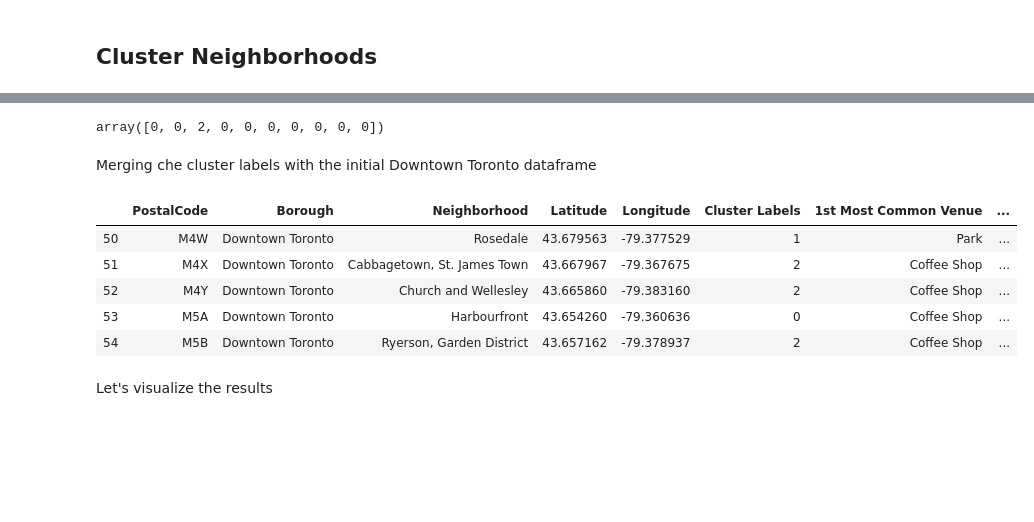
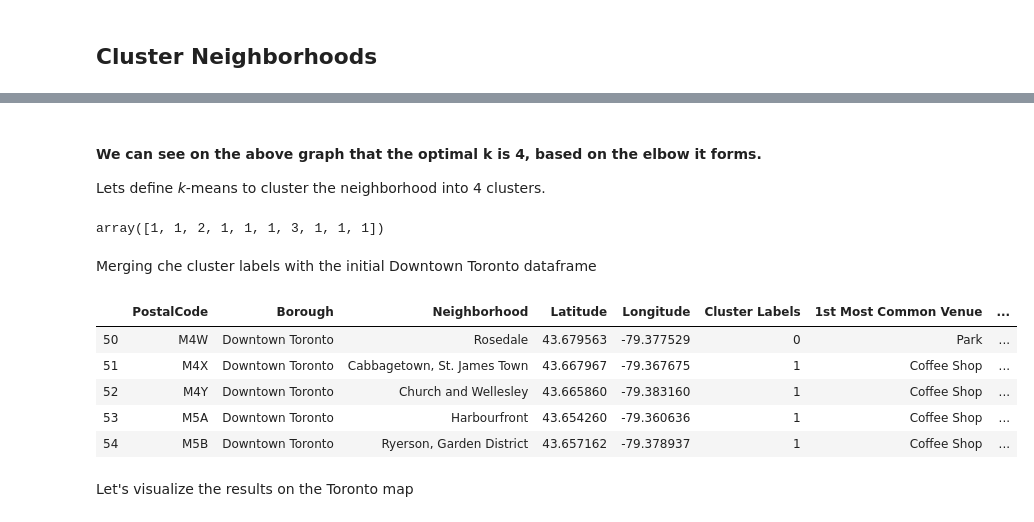
Before and after one commit to MianHan/Coursera_Capstone, a Jupyter notebook: Capstone_Toronto_coordinates.ipynb, the cells around one changed output, grey strips where cells are left out. Drawn from its saved outputs; the diff is of its cells as text; code cells hidden in the pictures; blank space fills up the shorter version.

Commit message:
Final version, clusters and map finalized

```diff
--- a/Capstone_Toronto_coordinates.ipynb
+++ b/Capstone_Toronto_coordinates.ipynb
@@ -553,6 +576,9 @@ Run *k*-means to cluster the neighborhood into 5 clusters.
+# %% [markdown]
+#### We can see on the above graph that the optimal k is 4, based on the elbow it forms. <br/>
+Lets define *k*-means to cluster the neighborhood into 4 clusters.
 # %%
 # set number of clusters
-kclusters = 3
+kclusters = 4
 
 DownT_grouped_clustering = DownT_grouped.drop('Neighborhood', 1)
 
@@ -562,25 +588,28 @@ kmeans = KMeans(n_clusters=kclusters, random_state=0).fit(DownT_grouped_clusteri
 # check cluster labels generated for each row in the dataframe
 kmeans.labels_[0:10]
 # %% [output]
-array([0, 0, 2, 0, 0, 0, 0, 0, 0, 0])
+array([1, 1, 2, 1, 1, 1, 3, 1, 1, 1])
 # %% [markdown]
 Merging che cluster labels with the initial Downtown Toronto dataframe
 # %%
+# add clustering labels
+neighborhoods_venues_sorted.insert(0, 'Cluster Labels', kmeans.labels_)
+
 DownT_merged = df_downT
 
 # merge toronto_grouped with toronto_data to add latitude/longitude for each neighborhood
 DownT_merged = DownT_merged.join(neighborhoods_venues_sorted.set_index('Neighborhood'), on='Neighborhood')
 
 DownT_merged.head() # check the last columns!
 # %% [output]
 |  | PostalCode | Borough | Neighborhood | Latitude | Longitude | Cluster Labels | 1st Most Common Venue | ... |
-| 50 | M4W | Downtown Toronto | Rosedale | 43.679563 | -79.377529 | 1 | Park | ... |
-| 51 | M4X | Downtown Toronto | Cabbagetown, St. James Town | 43.667967 | -79.367675 | 2 | Coffee Shop | ... |
-| 52 | M4Y | Downtown Toronto | Church and Wellesley | 43.665860 | -79.383160 | 2 | Coffee Shop | ... |
-| 53 | M5A | Downtown Toronto | Harbourfront | 43.654260 | -79.360636 | 0 | Coffee Shop | ... |
-| 54 | M5B | Downtown Toronto | Ryerson, Garden District | 43.657162 | -79.378937 | 2 | Coffee Shop | ... |
+| 50 | M4W | Downtown Toronto | Rosedale | 43.679563 | -79.377529 | 0 | Park | ... |
+| 51 | M4X | Downtown Toronto | Cabbagetown, St. James Town | 43.667967 | -79.367675 | 1 | Coffee Shop | ... |
+| 52 | M4Y | Downtown Toronto | Church and Wellesley | 43.665860 | -79.383160 | 1 | Coffee Shop | ... |
+| 53 | M5A | Downtown Toronto | Harbourfront | 43.654260 | -79.360636 | 1 | Coffee Shop | ... |
+| 54 | M5B | Downtown Toronto | Ryerson, Garden District | 43.657162 | -79.378937 | 1 | Coffee Shop | ... |
 # %% [markdown]
-Let's visualize the results
+Let's visualize the results on the Toronto map
 # %%
 # create map
 map_clusters = folium.Map(location=[latitude, longitude], zoom_start=11)
```
Also changed, not shown: parts of 19 cells of this notebook.
